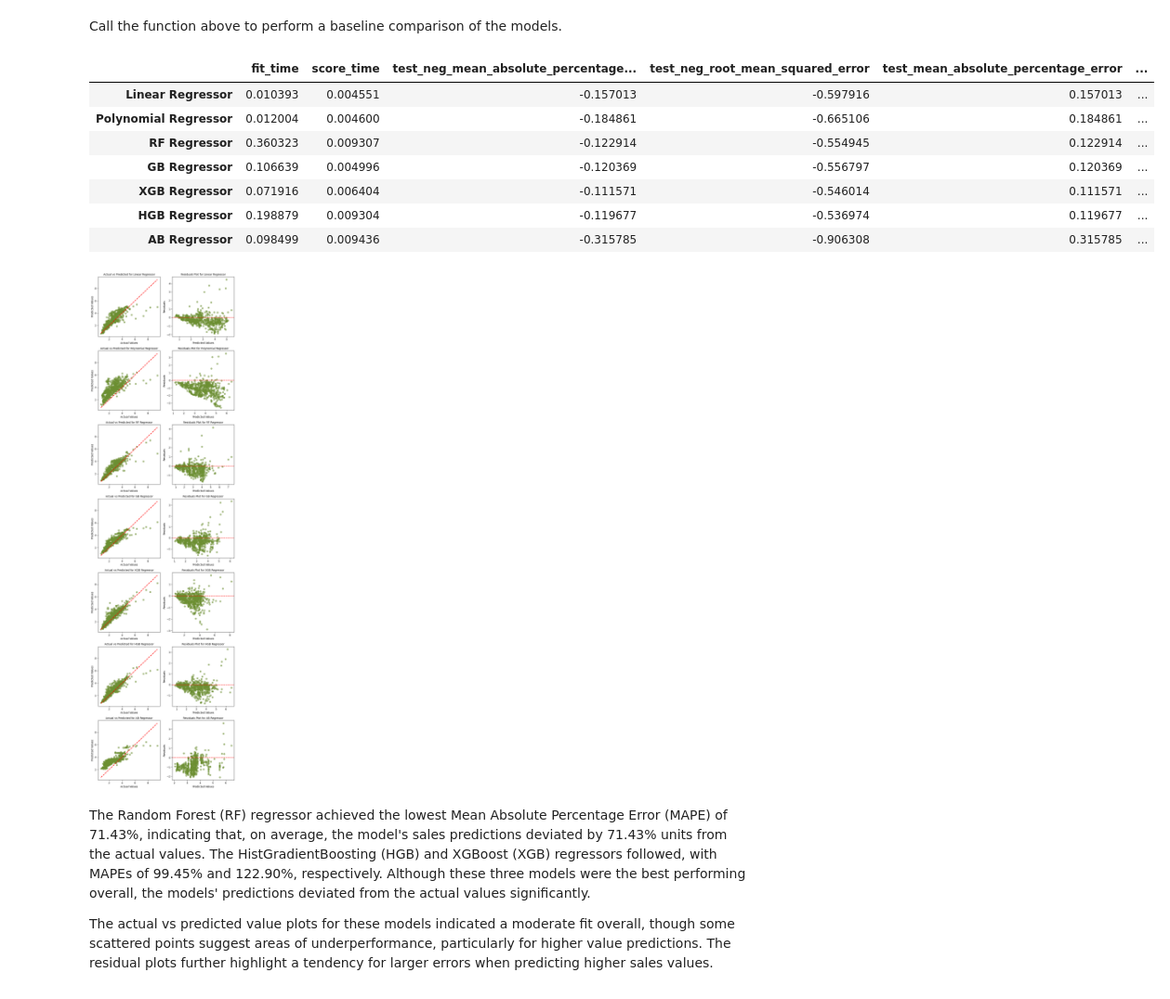
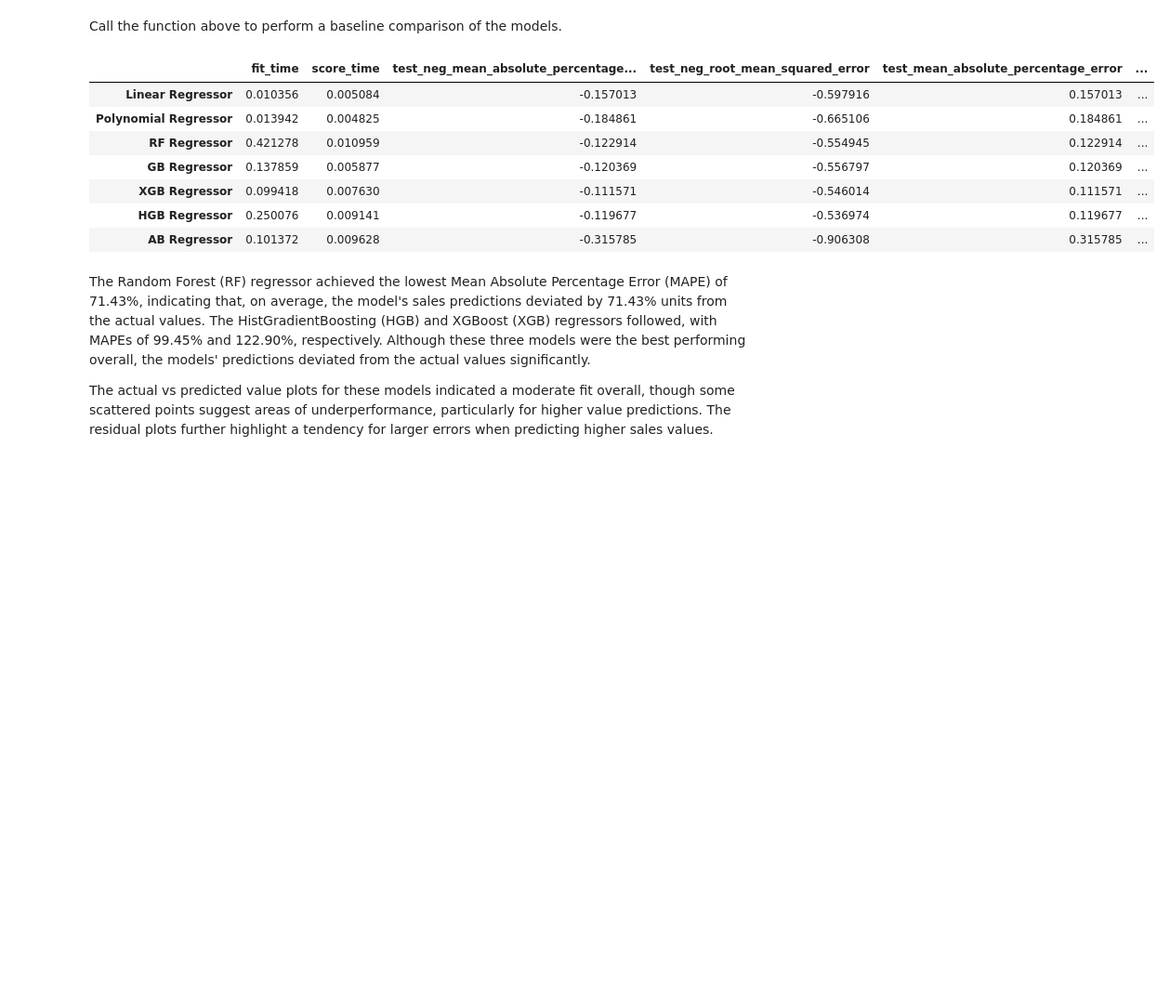
Before and after one commit to MeganHolborn/Avocado-price-optimisation, a Jupyter notebook: Notebook.ipynb, the cells around one changed output. Shown at 93% size. Drawn from its saved outputs; the diff is of its cells as text; code cells hidden in the pictures; blank space fills up the shorter version.

Commit message:
Update modeling

```diff
--- a/Notebook.ipynb
+++ b/Notebook.ipynb
@@ -780,10 +816,8 @@ def baseline_model_comparison(model_types:dict, X_train, X_test, y_train, y_test
     """
 
     results = {}
-    n_models = len(model_types)
-    fig, axs = plt.subplots(n_models, 2, figsize=(8, 4*n_models))
 
-    for i, (name, model) in enumerate(model_types.items()):
+    for name, model in model_types.items():
 
         # Model cross validation
         cv = KFold(n_splits=5, shuffle=False)
@@ -806,56 +840,32 @@ def baseline_model_comparison(model_types:dict, X_train, X_test, y_train, y_test
         mean_cv_results['test_root_mean_squared_error'] = -mean_cv_results['test_neg_root_mean_squared_error']
         results[name] = mean_cv_results
 
-        # Train the model on the full set of training data
-        pipeline.fit(X_train, y_train)
-
-        # Get predicted y values
-        y_pred = pipeline.predict(X_test)
-
-        # Plot actual vs predicted values
-        axs[i,0].scatter(y_test, y_pred, alpha=0.6, color='#6C8F32')
-        axs[i,0].plot([y_test.min(), y_test.max()], [y_test.min(), y_test.max()], 'r--', lw=2)
-        axs[i,0].set_xlabel('Actual Values')
-        axs[i,0].set_ylabel('Predicted Values')
-        axs[i,0].set_title(f'Actual vs Predicted for {name}', fontsize=10)
-
-        # Plot residuals
-        residuals = y_test - y_pred
-        axs[i,1].scatter(y_pred, residuals, alpha=0.6, color='#6C8F32')
-        axs[i,1].axhline(y=0, color='r', linestyle='--')
-        axs[i,1].set_xlabel('Predicted Values')
-        axs[i,1].set_ylabel('Residuals')
-        axs[i,1].set_title(f'Residuals Plot for {name}', fontsize=10)
-
-    plt.tight_layout()
-
-    return pd.DataFrame(results).T, fig
+    return pd.DataFrame(results).T
 # %% [markdown]
 Call the function above to perform a baseline comparison of the models.
 # %%
 # Define the polynomial regression model (degree 2)
 model_types = {
         "Linear Regressor": LinearRegression(),
         "Polynomial Regressor": make_pipeline(PolynomialFeatures(degree=2), Ridge()),
         "RF Regressor": RandomForestRegressor(random_state=0),
         "GB Regressor": GradientBoostingRegressor(random_state=0),
         "XGB Regressor": XGBRegressor(random_state=0),
         "HGB Regressor": HistGradientBoostingRegressor(random_state=0),
         "AB Regressor": AdaBoostRegressor(random_state=0)
     }
 
-results, fig = baseline_model_comparison(model_types, X_train, X_test, y_train, y_test)
+results= baseline_model_comparison(model_types, X_train, X_test, y_train, y_test)
 results
 # %% [output]
 |  | fit_time | score_time | test_neg_mean_absolute_percentage... | test_neg_root_mean_squared_error | test_mean_absolute_percentage_error | ... |
-| Linear Regressor | 0.010393 | 0.004551 | -0.157013 | -0.597916 | 0.157013 | ... |
-| Polynomial Regressor | 0.012004 | 0.004600 | -0.184861 | -0.665106 | 0.184861 | ... |
-| RF Regressor | 0.360323 | 0.009307 | -0.122914 | -0.554945 | 0.122914 | ... |
-| GB Regressor | 0.106639 | 0.004996 | -0.120369 | -0.556797 | 0.120369 | ... |
-| XGB Regressor | 0.071916 | 0.006404 | -0.111571 | -0.546014 | 0.111571 | ... |
-| HGB Regressor | 0.198879 | 0.009304 | -0.119677 | -0.536974 | 0.119677 | ... |
-| AB Regressor | 0.098499 | 0.009436 | -0.315785 | -0.906308 | 0.315785 | ... |
+| Linear Regressor | 0.010356 | 0.005084 | -0.157013 | -0.597916 | 0.157013 | ... |
+| Polynomial Regressor | 0.013942 | 0.004825 | -0.184861 | -0.665106 | 0.184861 | ... |
+| RF Regressor | 0.421278 | 0.010959 | -0.122914 | -0.554945 | 0.122914 | ... |
+| GB Regressor | 0.137859 | 0.005877 | -0.120369 | -0.556797 | 0.120369 | ... |
+| XGB Regressor | 0.099418 | 0.007630 | -0.111571 | -0.546014 | 0.111571 | ... |
+| HGB Regressor | 0.250076 | 0.009141 | -0.119677 | -0.536974 | 0.119677 | ... |
+| AB Regressor | 0.101372 | 0.009628 | -0.315785 | -0.906308 | 0.315785 | ... |
-[figure, removed]
 # %% [markdown]
 The Random Forest (RF) regressor achieved the lowest Mean Absolute Percentage Error (MAPE) of 71.43%, indicating that, on average, the model's sales predictions deviated by 71.43% units from the actual values. The HistGradientBoosting (HGB) and XGBoost (XGB) regressors followed, with MAPEs of 99.45% and 122.90%, respectively. Although these three models were the best performing overall, the models' predictions deviated from the actual values significantly.
 
```
Also changed, not shown: parts of 20 cells of this notebook.
